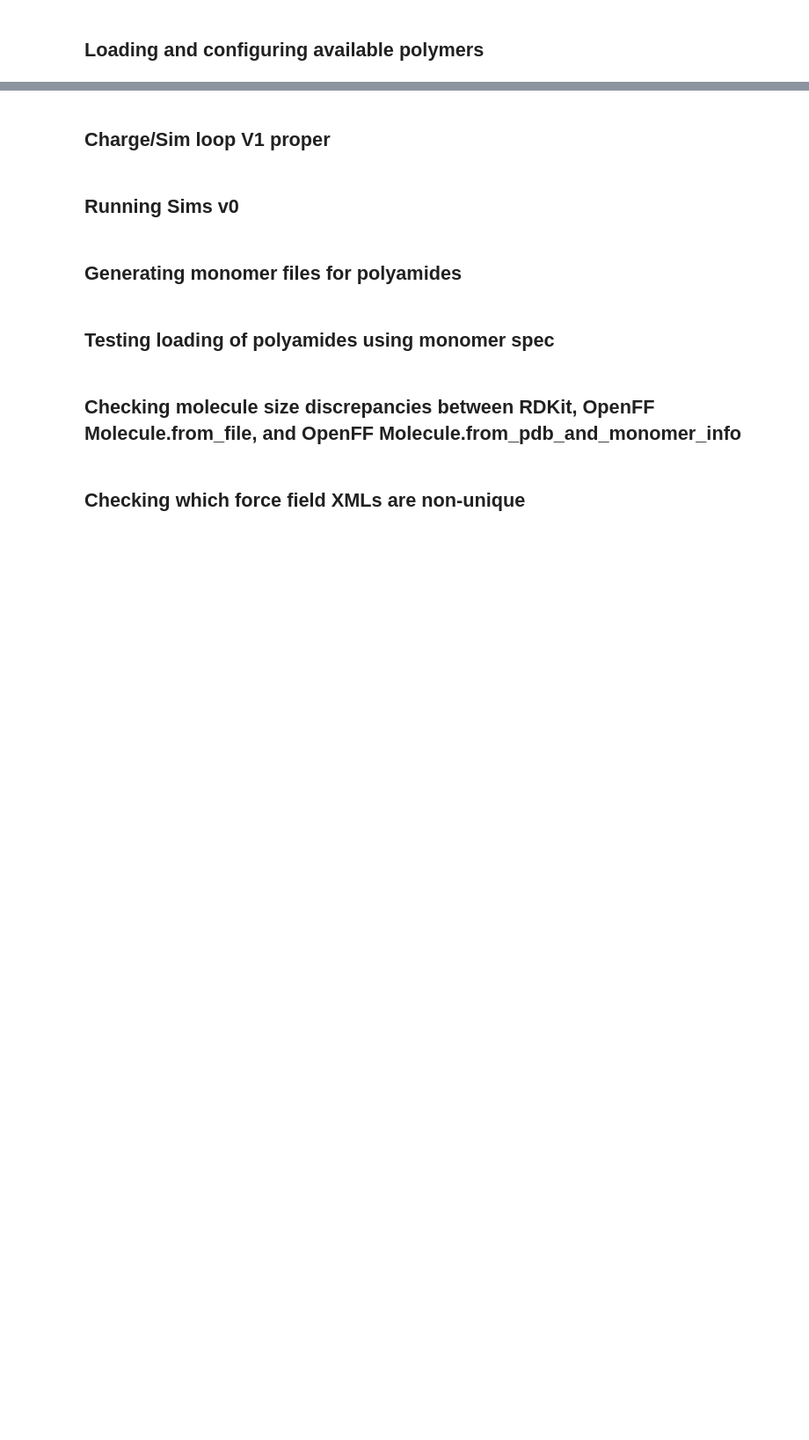
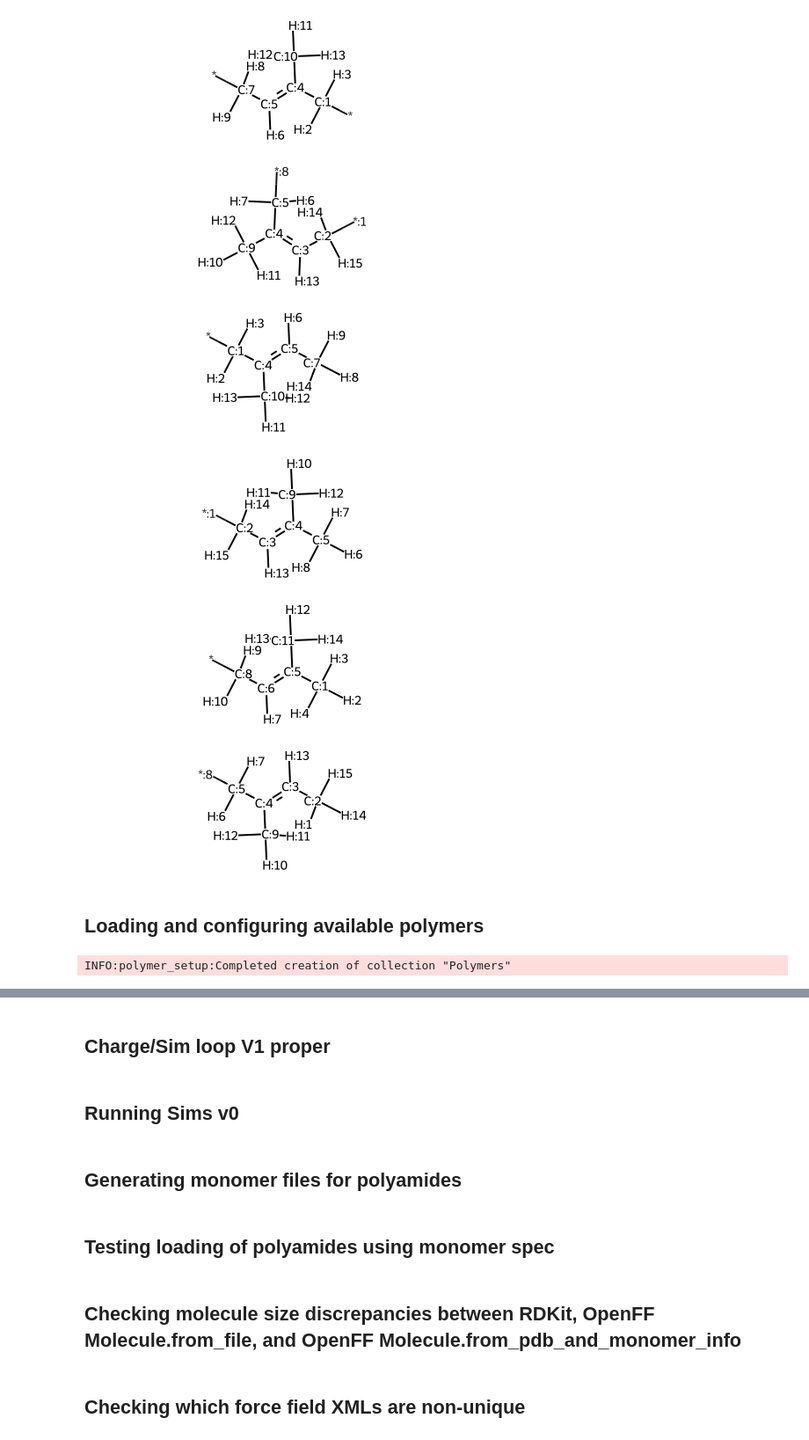
Before and after one commit to timbernat/polymer_workspace, a Jupyter notebook: polymer_dev_tests.ipynb, the cells around one changed output, grey strips where cells are left out. Shown at 88% size. Cells and saved outputs as stored; diff of their text form; code cells hidden in the pictures; blank space fills up the shorter version.

Commit message:
Performed comparison tests with updated monomers

```diff
--- a/polymer_dev_tests.ipynb
+++ b/polymer_dev_tests.ipynb
@@ -57,0 +71,22 @@ POLYMER_SOLV_TEMPLATE = CORE_PATH/'inp_templates'/'solv_polymer_template_box.inp
+# %%
+from collections import defaultdict
+
+mp_prior = SIMPLE_POLY_PATH / 'simple_polymers_monomers_prior'
+mp_updated = SIMPLE_POLY_PATH / 'simple_polymers_monomers_updated'
+
+monomers = defaultdict(dict)
+pairs = (
+    ('prior', mp_prior),
+    ('updated', mp_updated)
+)
+
+for (label, src_dir) in pairs:
+    for path in src_dir.glob('**/*.json'):
+        with path.open('r') as mp_file:
+            monomers[label][path.stem] = json.load(mp_file)
+
+all_species = set(monomers['prior'].keys()) | set(monomers['updated'].keys())
+for species in all_species:
+    if (spec_prior := monomers['prior'].get(species)) and (spec_updated := monomers['updated'].get(species)):
+        if spec_prior['monomers'] != spec_updated['monomers']:
+            print(species, '\n\t', spec_prior['monomers'], '\n\t', spec_updated['monomers'])
@@ -58,2 +112,19 @@ POLYMER_SOLV_TEMPLATE = CORE_PATH/'inp_templates'/'solv_polymer_template_box.inp
+# %%
+targ_mol = 'naturalrubber'
+
+priors = [Chem.MolFromSmarts(SMARTS) for SMARTS in monomers['prior'][targ_mol]['monomers'].values()]
+currs  = [Chem.MolFromSmarts(SMARTS) for SMARTS in monomers['updated'][targ_mol]['monomers'].values()]
+
+for prior_rdmol, new_rdmol in zip(priors, currs):
+    display(prior_rdmol)
+    display(new_rdmol)
+    print('\n')
+# %% [output]
+[figure, added]
+[figure, added]
+[figure, added]
+[figure, added]
+[figure, added]
+[figure, added]
 # %% [markdown]
 ## Loading and configuring available polymers
@@ -119,0 +131,34 @@ print([i for i in mgr.mol_dirs.keys()], '\n', mgr.all_completed_sims)
+# %%
+reset      = False
+resolvate  = False
+clear_sims = False
+
+structure_path  = SIMPLE_POLY_PATH / 'simple_polymers_structures'
+monomer_path    = SIMPLE_POLY_PATH / 'simple_polymers_monomers_updated'
+collection_path = COLL_PATH / 'Polymers'
+solv_template   = RESOURCE_PATH/'inp_templates'/'solv_polymer_template_box.inp'
+
+mgr = PolymerDirManager(collection_path)
+desired_solvents = (WATER_TIP3P,) # (None,)
+
+# ------------------------------------------------------------------------------
+
+creation_logger = logging.getLogger('polymer_setup')
+loggers = [creation_logger, polylogger]
+creation_log_handler = config_mlf_handler(mgr.log_dir/f'Setup_{general.timestamp_now()}.log', loggers, writemode='a')
+
+if reset:
+    mgr.purge_collection(really=True)
+
+if not mgr.mol_dirs: # will be empty if not yet instantiated or if reset prior
+    mgr.populate_collection(struct_dir=structure_path, monomer_dir=monomer_path)
+
+    mgr.solvate_collection(desired_solvents, template_path=solv_template  , exclusion=1*nanometer)
+
+if clear_sims:
+    mgr.purge_sims(really=True)
+
+creation_logger.info(f'Completed creation of collection "{collection_path.name}"')
+creation_log_handler.remove_from_loggers(*loggers)
+# %% [output]
+INFO:polymer_setup:Completed creation of collection "Polymers"
```
Also changed, not shown: parts of 8 cells of this notebook.
